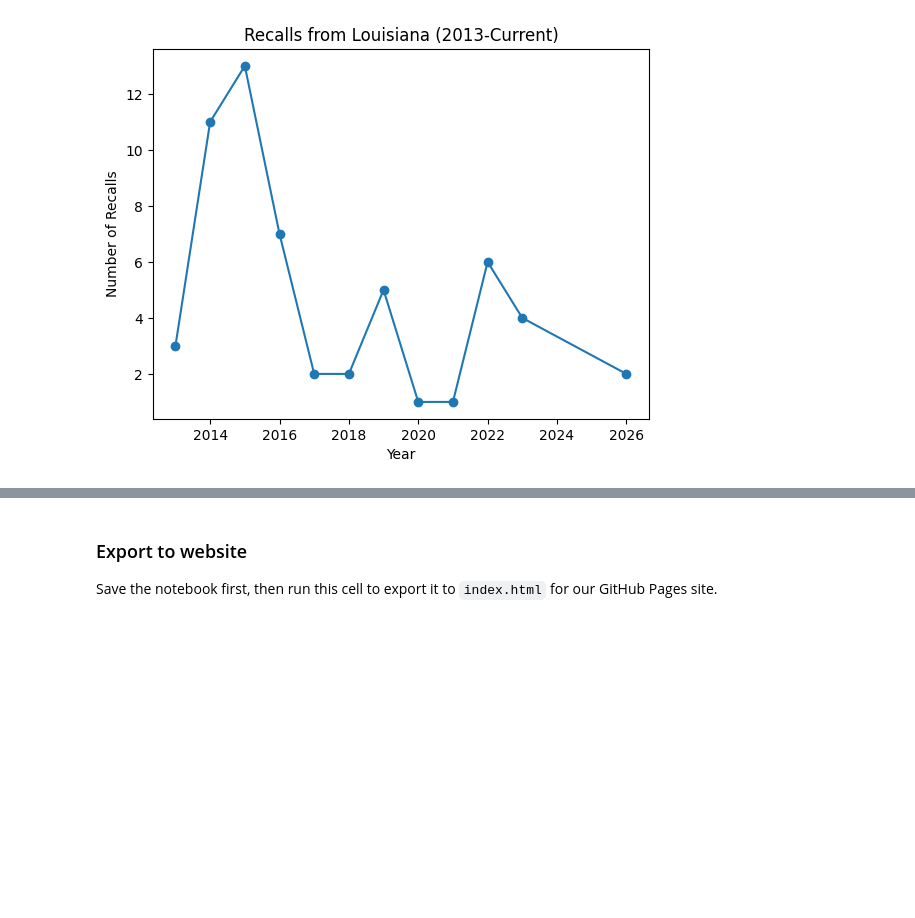
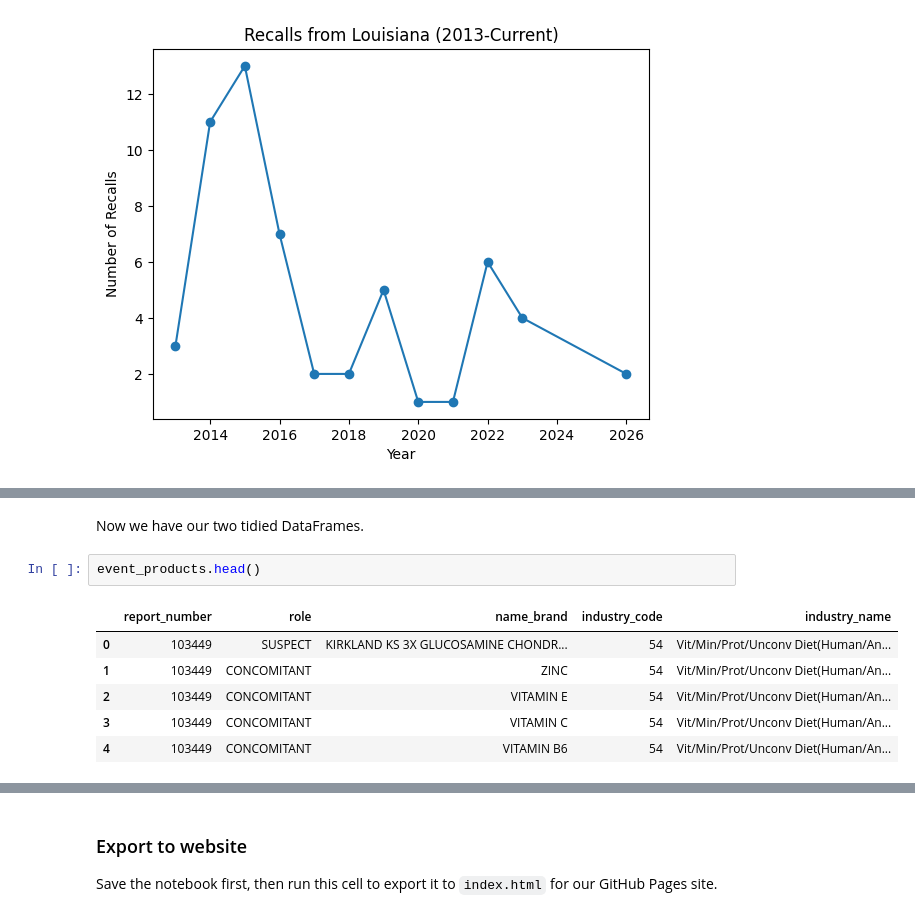
Before and after one commit to elistolte/elistolte.github.io, a Jupyter notebook: notebook.ipynb, the cells around one changed output, grey strips where cells are left out. Cells and saved outputs as stored; diff of their text form; blank space fills up the shorter version.

```diff
--- a/notebook.ipynb
+++ b/notebook.ipynb
@@ -337,0 +404,11 @@ For our next steps, we will determine what additional datasets we would like to
+# %% [markdown]
+Now we have our two tidied DataFrames.
+# %%
+event_products.head()
+# %% [output]
+|  | report_number | role | name_brand | industry_code | industry_name |
+| 0 | 103449 | SUSPECT | KIRKLAND KS 3X GLUCOSAMINE CHONDR... | 54 | Vit/Min/Prot/Unconv Diet(Human/An... |
+| 1 | 103449 | CONCOMITANT | ZINC | 54 | Vit/Min/Prot/Unconv Diet(Human/An... |
+| 2 | 103449 | CONCOMITANT | VITAMIN E | 54 | Vit/Min/Prot/Unconv Diet(Human/An... |
+| 3 | 103449 | CONCOMITANT | VITAMIN C | 54 | Vit/Min/Prot/Unconv Diet(Human/An... |
+| 4 | 103449 | CONCOMITANT | VITAMIN B6 | 54 | Vit/Min/Prot/Unconv Diet(Human/An... |
```
Also changed, not shown: parts of 23 cells of this notebook.
